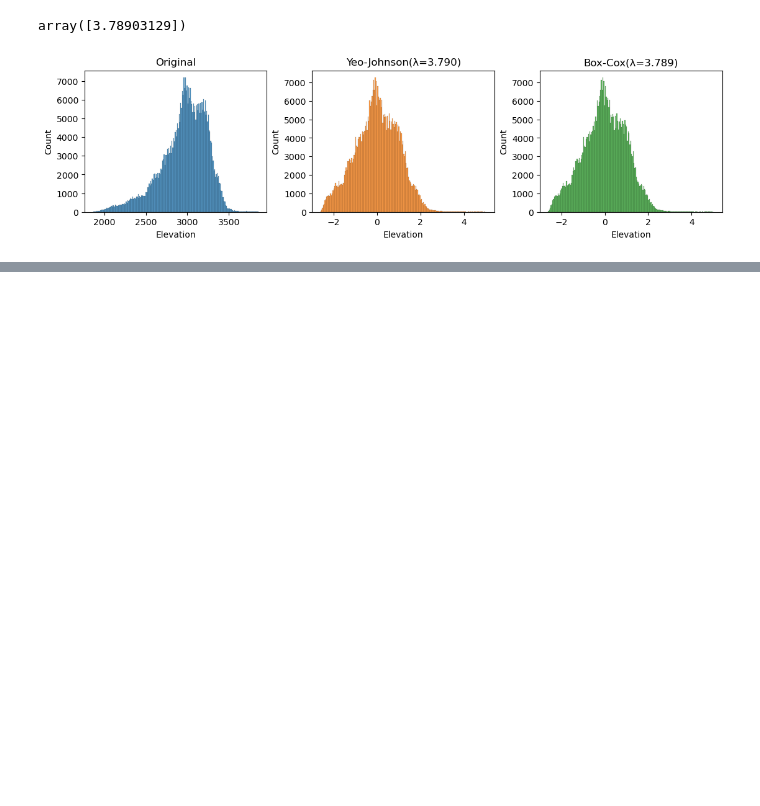
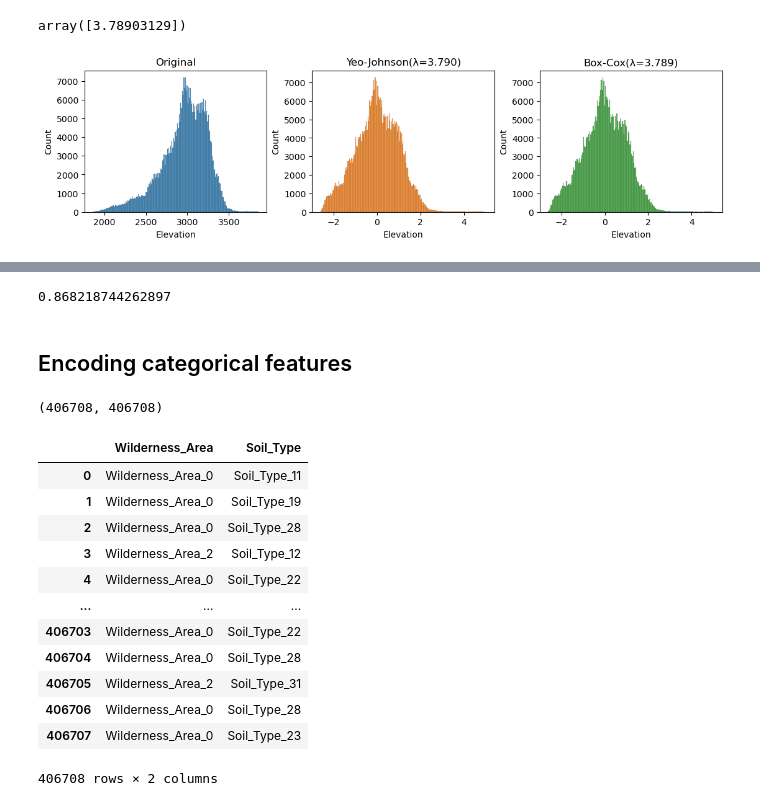
Before and after one commit to greenrey/python-practice, a Jupyter notebook: 03_sklearn_preprocessing.ipynb, the cells around one changed output, grey strips where cells are left out. Saved outputs shown, nothing was run; the diff lists cells and outputs as text; code cells hidden in the pictures; blank space fills up the shorter version.

Commit message:
Update: Normalization and Encoding

```diff
--- a/03_sklearn_preprocessing.ipynb
+++ b/03_sklearn_preprocessing.ipynb
@@ -291,0 +325,42 @@ plt.show()
+# %%
+from sklearn.preprocessing import Normalizer
+
+pipe = make_pipeline(Normalizer(), DecisionTreeClassifier())
+pipe.fit(X_train.iloc[:, :10], y_train)
+pipe.score(X_test.iloc[:, :10], y_test)
+# %% [output]
+0.868218744262897
+# %% [markdown]
+## Encoding categorical features
+# %%
+# Aggregate categorical features for practice
+
+Wilderness_Area = []
+Soil_Type = []
+
+for i in range(X_train.shape[0]):
+    wv = X_train.iloc[i, 10:14][X_train.iloc[i, 10:14] == 1].index[0]
+    sv = X_train.iloc[i, 14:][X_train.iloc[i, 14:] == 1].index[0]
+    Wilderness_Area.append(wv)
+    Soil_Type.append(sv)
+
+len(Wilderness_Area), len(Soil_Type)
+# %% [output]
+(406708, 406708)
+# %%
+X_train_cat = pd.DataFrame({'Wilderness_Area': Wilderness_Area, 'Soil_Type': Soil_Type})
+X_train_cat
+# %% [output]
+|  | Wilderness_Area | Soil_Type |
+| 0 | Wilderness_Area_0 | Soil_Type_11 |
+| 1 | Wilderness_Area_0 | Soil_Type_19 |
+| 2 | Wilderness_Area_0 | Soil_Type_28 |
+| 3 | Wilderness_Area_2 | Soil_Type_12 |
+| 4 | Wilderness_Area_0 | Soil_Type_22 |
+| ... | ... | ... |
+| 406703 | Wilderness_Area_0 | Soil_Type_22 |
+| 406704 | Wilderness_Area_0 | Soil_Type_28 |
+| 406705 | Wilderness_Area_2 | Soil_Type_31 |
+| 406706 | Wilderness_Area_0 | Soil_Type_28 |
+| 406707 | Wilderness_Area_0 | Soil_Type_23 |
+406708 rows × 2 columns
```
Also changed, not shown: parts of 24 cells of this notebook.
